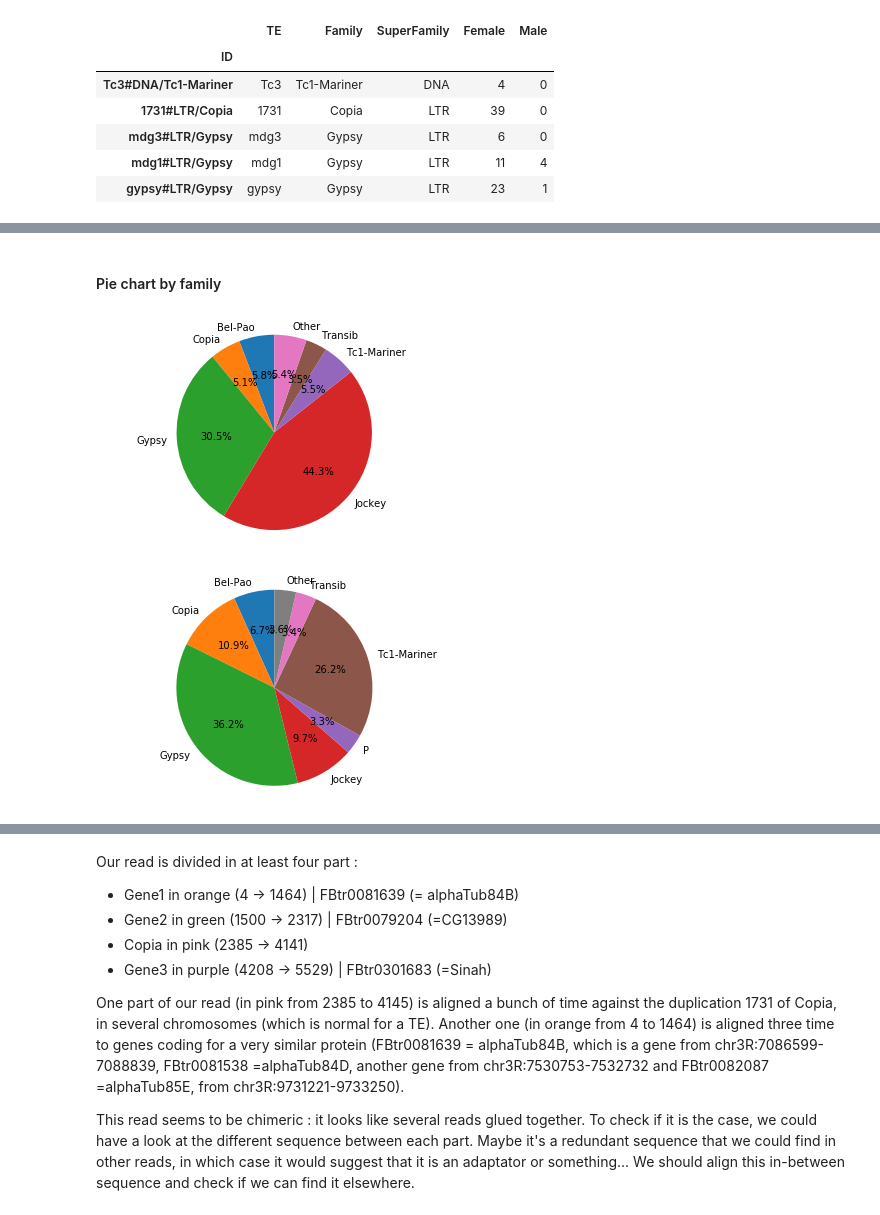
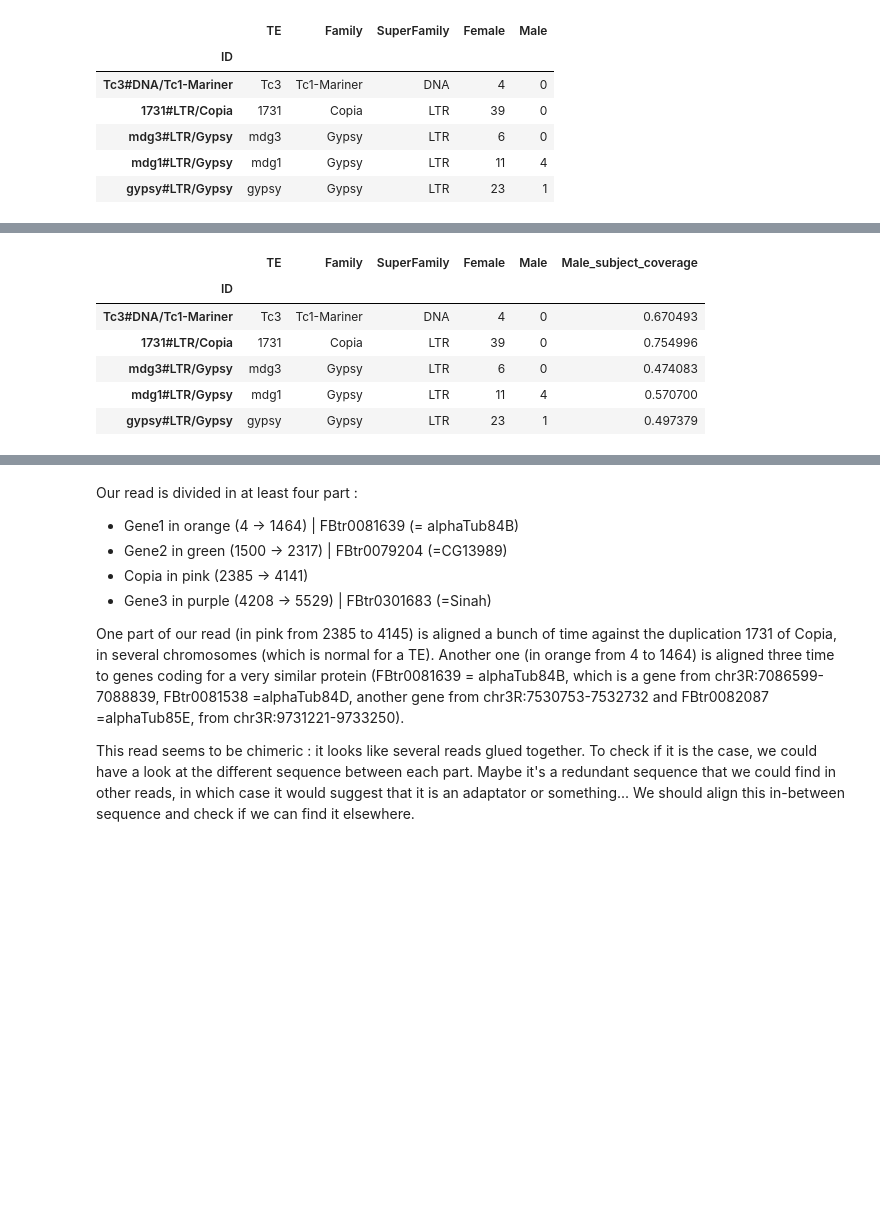
Before and after one commit to EricAmren/goth101_TE_analysis, a Jupyter notebook: cristina_TE_notebook.ipynb, the cells around one changed output, grey strips where cells are left out. Saved outputs shown, nothing was run; the diff lists cells and outputs as text; code cells hidden in the pictures; blank space fills up the shorter version.

```diff
--- a/cristina_TE_notebook.ipynb
+++ b/cristina_TE_notebook.ipynb
@@ -333,28 +348,11 @@ get_simple_pie_chart_from_consensus(consensus_counting_male_dict)
-# %% [markdown]
-#### Pie chart by family
-# %%
-def get_count_per_family(count_dict):
-    count_per_family_dict = dict()
-    for feature, count in count_dict.items():
-        element, rest = feature.split("#")
-        superfamily, family = rest.split("/")
-        if not family in count_per_family_dict:
-            count_per_family_dict[family] = 0
-        count_per_family_dict[family] += count
-
-    return count_per_family_dict
-
-def sort_family_dict(family_dict):
-    return dict(sorted(family_dict.items(), key=lambda item: item[0]))
-
-female_count_per_family_dict = get_count_per_family(consensus_counting_female_dict)
-male_count_per_family_dict = get_count_per_family(consensus_counting_male_dict)
-
-female_count_per_family_dict = sort_family_dict(female_count_per_family_dict)
-male_count_per_family_dict = sort_family_dict(male_count_per_family_dict)
-
-get_simple_pie_chart_from_consensus(female_count_per_family_dict)
-get_simple_pie_chart_from_consensus(male_count_per_family_dict)
-# %% [output]
-[figure, removed]
-[figure, removed]
+# %%
+consensus_TE_counts_df['Male_subject_coverage'] = consensus_TE_counts_df.index.to_series().map(subject_coverage)
+consensus_TE_counts_df.head()
+# %% [output]
+|  | TE | Family | SuperFamily | Female | Male | Male_subject_coverage |
+| ID |  |  |  |  |  |  |
+| Tc3#DNA/Tc1-Mariner | Tc3 | Tc1-Mariner | DNA | 4 | 0 | 0.670493 |
+| 1731#LTR/Copia | 1731 | Copia | LTR | 39 | 0 | 0.754996 |
+| mdg3#LTR/Gypsy | mdg3 | Gypsy | LTR | 6 | 0 | 0.474083 |
+| mdg1#LTR/Gypsy | mdg1 | Gypsy | LTR | 11 | 4 | 0.570700 |
+| gypsy#LTR/Gypsy | gypsy | Gypsy | LTR | 23 | 1 | 0.497379 |
```
Also changed, not shown: parts of 16 cells of this notebook.
